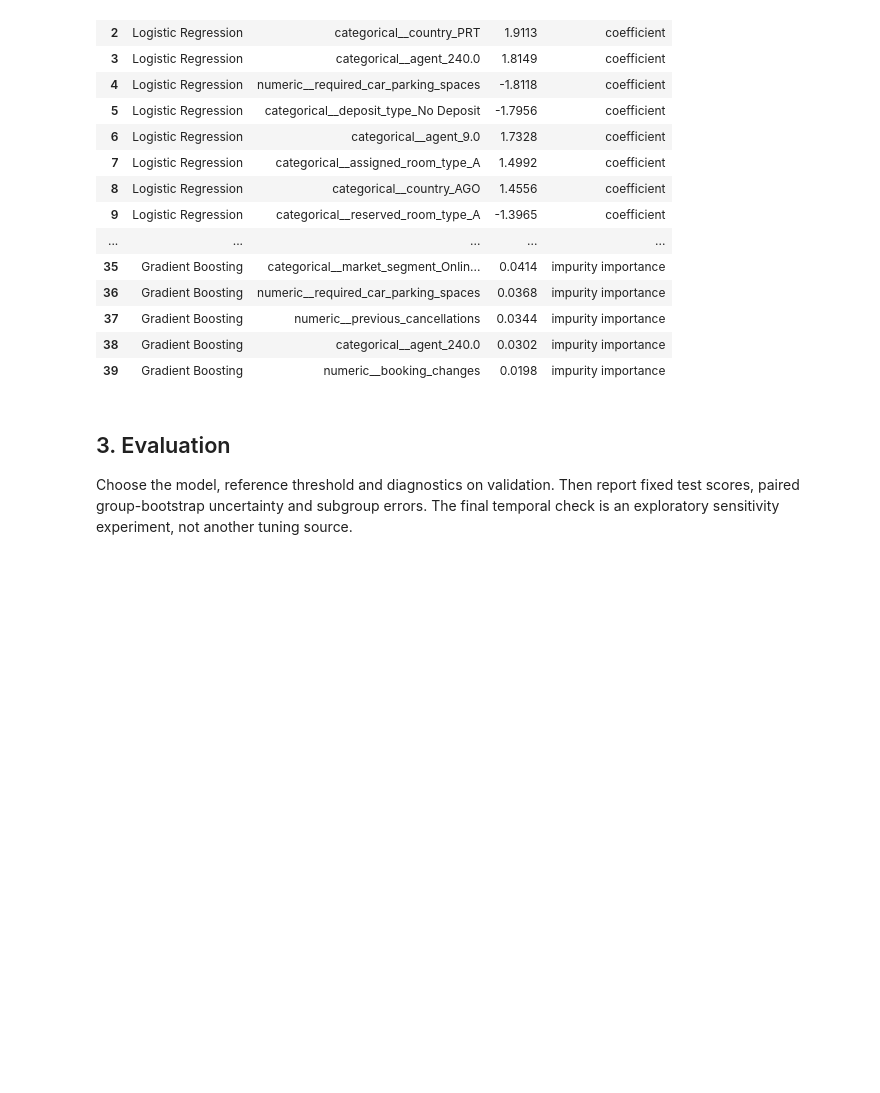
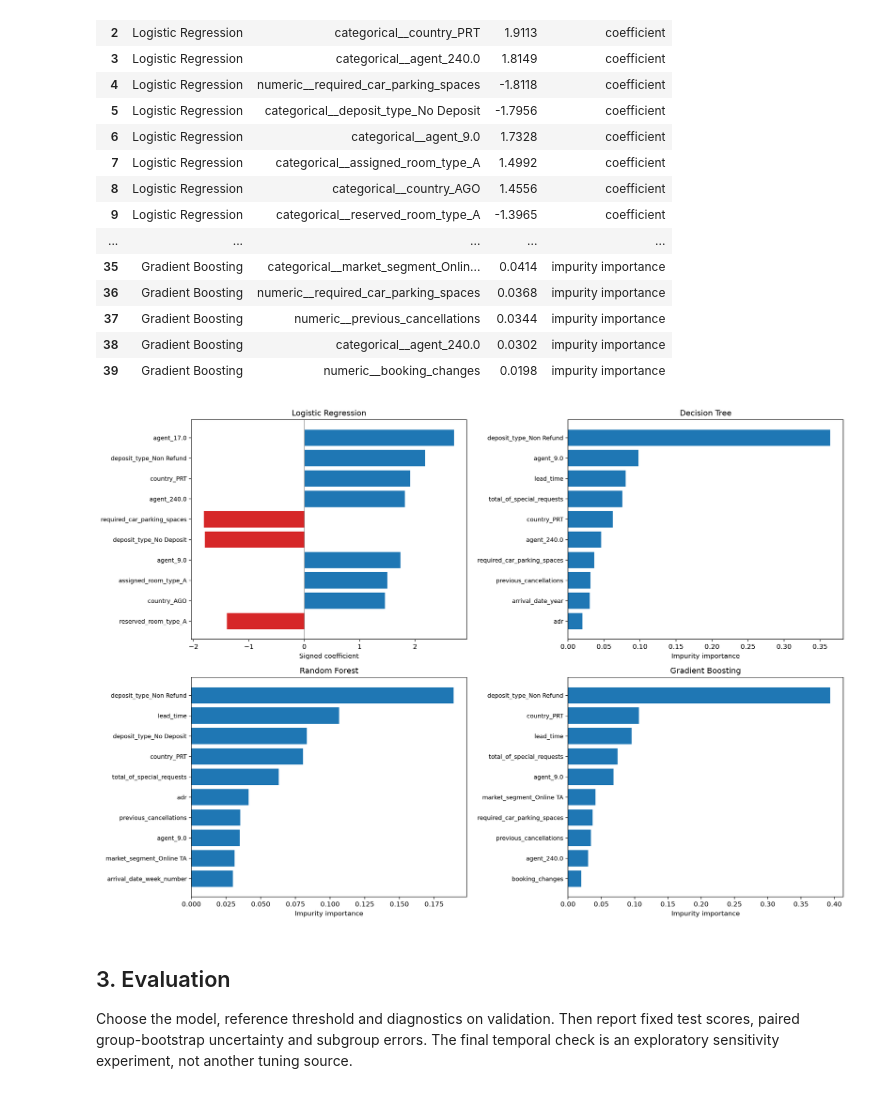
Before and after one commit to MasMits/hotel-cancellation-ml, a Jupyter notebook: notebook/project.ipynb, the cells around one changed output. Cells and saved outputs as stored; diff of their text form; code cells hidden in the pictures; blank space fills up the shorter version.

Commit message:
feat: importance plots for all tuned models

```diff
--- a/notebook/project.ipynb
+++ b/notebook/project.ipynb
@@ -533,6 +533,10 @@ display(importance_table.round(4))
 | 37 | Gradient Boosting | numeric__previous_cancellations | 0.0344 | impurity importance |
 | 38 | Gradient Boosting | categorical__agent_240.0 | 0.0302 | impurity importance |
 | 39 | Gradient Boosting | numeric__booking_changes | 0.0198 | impurity importance |
+# %%
+modeling.plot_feature_importance(importance_table)
+# %% [output]
+[figure, added]
 # %% [markdown]
 ## 3. Evaluation
 
```
Also changed, not shown: 2 other files.
